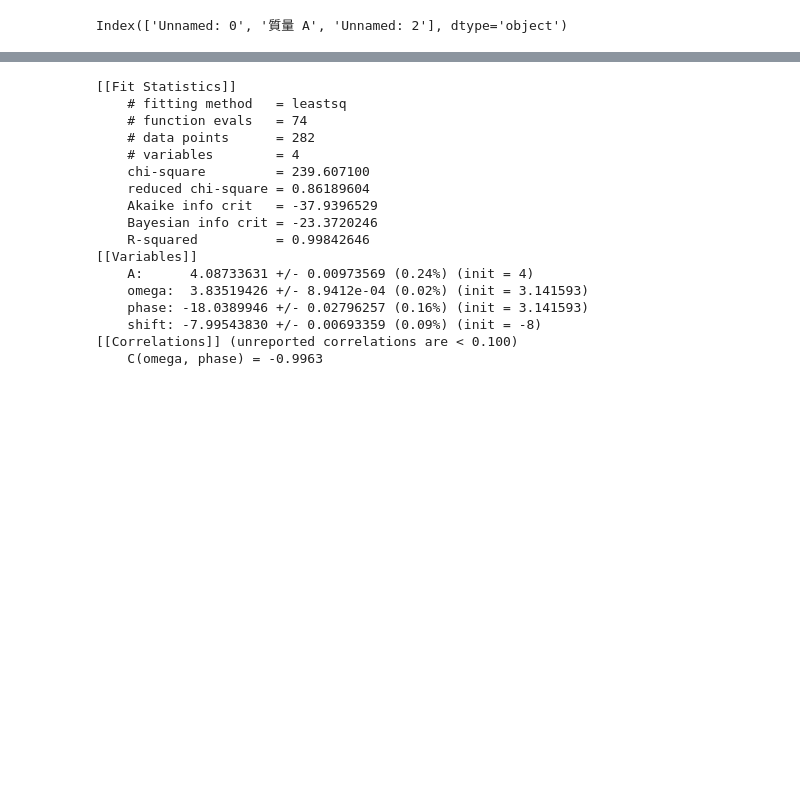
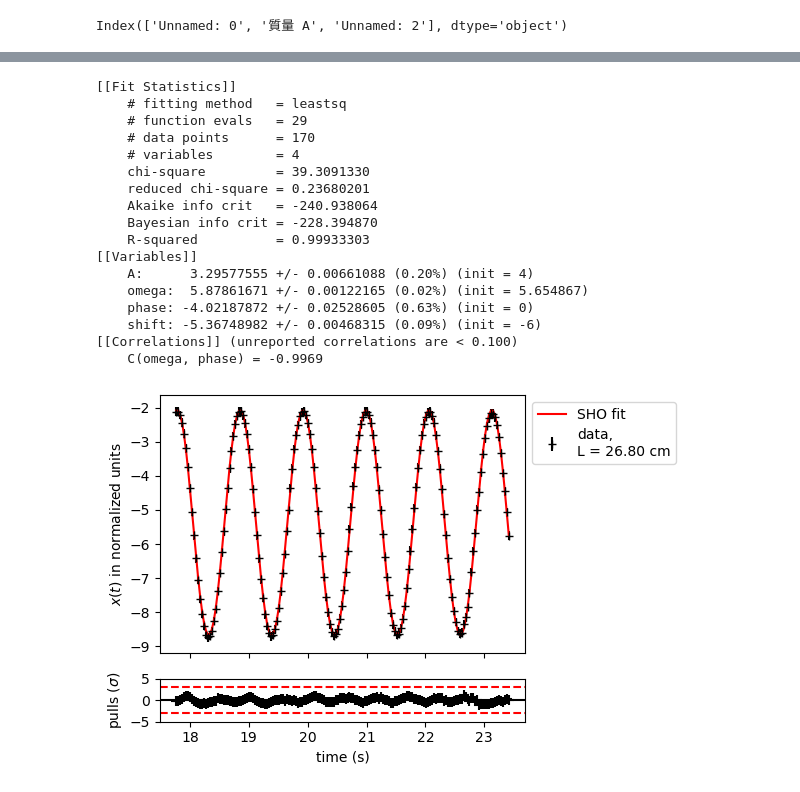
Before and after one commit to arthurlin0722/jlab, a Jupyter notebook: Arthur/best_pendulum/fitting_omega.ipynb, the cells around one changed output, grey strips where cells are left out. Drawn from its saved outputs; the diff is of its cells as text; code cells hidden in the pictures; blank space fills up the shorter version.

Commit message:
added all data and fit results

```diff
--- a/Arthur/best_pendulum/fitting_omega.ipynb
+++ b/Arthur/best_pendulum/fitting_omega.ipynb
@@ -35,29 +38,56 @@ plt.plot(ts,xs)
 # %%
+#### run fit
 model = lmfit.Model(osc)
 
-result = model.fit(t=ts, data = xs,  weights=1/xerr, A = 4, omega = np.pi, phase = np.pi, shift = -8)
+result = model.fit(t=ts, data = xs,  weights=1/xerr, A = 4, omega = 1.8*np.pi, phase = 0, shift = -6)
 
 lmfit.report_fit(result)
-#plt.figure()
-#result.plot()
-#plt.xlabel(r"$g$ (m/s$^2$)")
-#plt.ylabel("counts")
-#plt.show()
+
+
+####plotting
+xs_fit = model.eval(result.params, t=ts)
+pull = (xs-xs_fit)/(0.25/2)
+
+# --- Create figure with 2 panels ---
+fig, (ax_main, ax_pull) = plt.subplots(
+    2, 1, sharex=True,
+    gridspec_kw={'height_ratios': [6, 1]},
+    figsize=(6, 4)
+)
+
+# --- Top: data + fit ---
+ax_main.errorbar(ts, xs, xerr, fmt='k+', label='data,\nL = '+ Length + ' cm')
+ax_main.plot(ts, xs_fit, color='red', label= 'SHO' +' '+'fit')
+ax_main.set_ylabel(r"$x(t)$ in normalized units")
+ax_main.legend(loc="upper left", bbox_to_anchor=(1, 1))
+
+# --- Bottom: pulls ---
+ax_pull.scatter(ts, pull, color='black', marker="+", s=50)
+ax_pull.axhline(0, color='black', linestyle='-')
+ax_pull.axhline(3, color='red', linestyle='--')
+ax_pull.axhline(-3, color='red', linestyle='--')
+ax_pull.set_xlabel(r"time (s)")
+ax_pull.set_ylabel(r"pulls ($\sigma$)")
+ax_pull.set_ylim(-5,5)
+
+plt.tight_layout()
+plt.show()
 # %% [output]
 [[Fit Statistics]]
     # fitting method   = leastsq
-    # function evals   = 74
-    # data points      = 282
+    # function evals   = 29
+    # data points      = 170
     # variables        = 4
-    chi-square         = 239.607100
-    reduced chi-square = 0.86189604
-    Akaike info crit   = -37.9396529
-    Bayesian info crit = -23.3720246
-    R-squared          = 0.99842646
+    chi-square         = 39.3091330
+    reduced chi-square = 0.23680201
+    Akaike info crit   = -240.938064
+    Bayesian info crit = -228.394870
+    R-squared          = 0.99933303
 [[Variables]]
-    A:      4.08733631 +/- 0.00973569 (0.24%) (init = 4)
-    omega:  3.83519426 +/- 8.9412e-04 (0.02%) (init = 3.141593)
-    phase: -18.0389946 +/- 0.02796257 (0.16%) (init = 3.141593)
-    shift: -7.99543830 +/- 0.00693359 (0.09%) (init = -8)
+    A:      3.29577555 +/- 0.00661088 (0.20%) (init = 4)
+    omega:  5.87861671 +/- 0.00122165 (0.02%) (init = 5.654867)
+    phase: -4.02187872 +/- 0.02528605 (0.63%) (init = 0)
+    shift: -5.36748982 +/- 0.00468315 (0.09%) (init = -6)
 [[Correlations]] (unreported correlations are < 0.100)
-    C(omega, phase) = -0.9963
+    C(omega, phase) = -0.9969
+[figure, added]
```
Also changed, not shown: parts of 19 cells of this notebook, 8 other files.
